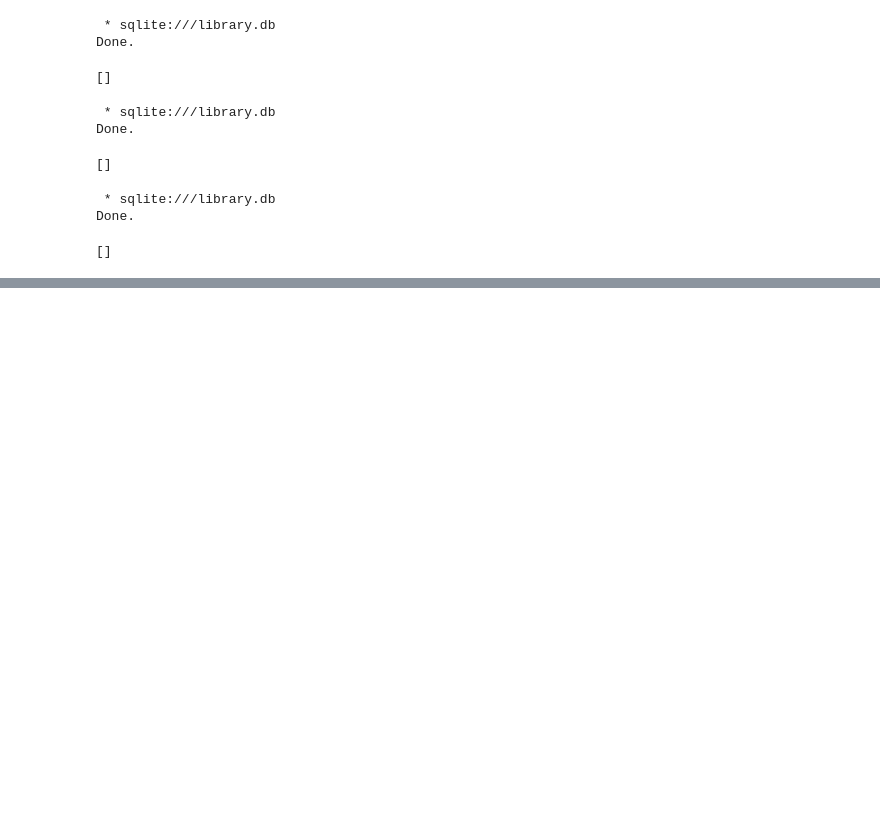
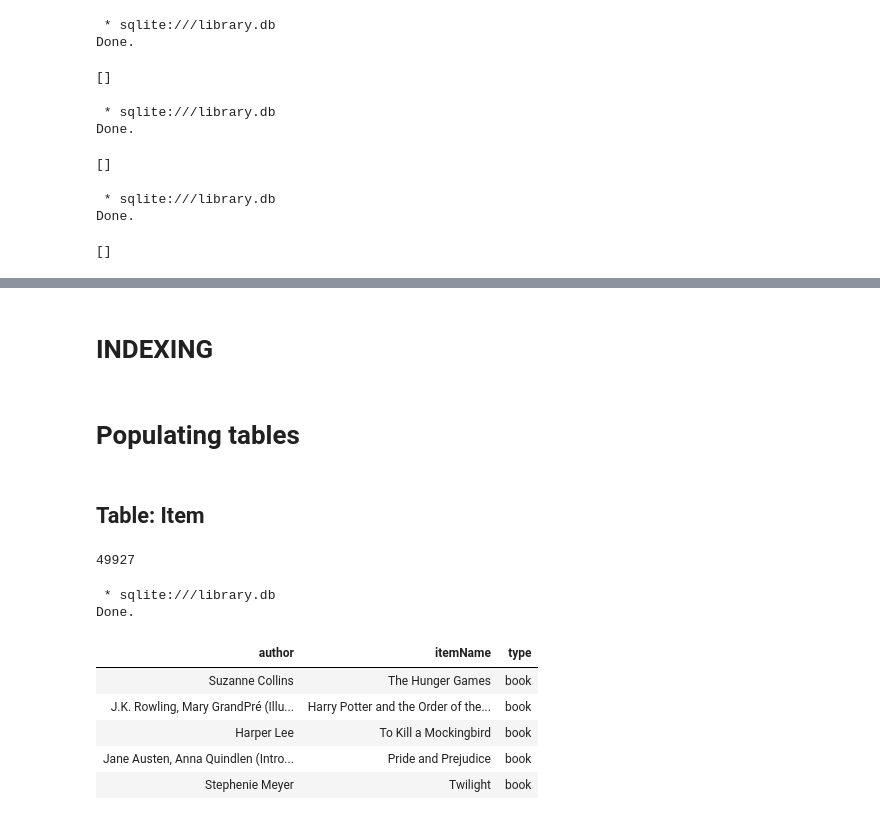
Before and after one commit to dreaminred/cmpt354-miniproject, a Jupyter notebook: notebooks/db-design.ipynb, the cells around one changed output, grey strips where cells are left out. Saved outputs shown, nothing was run; the diff lists cells and outputs as text; code cells hidden in the pictures; blank space fills up the shorter version.

```diff
--- a/notebooks/db-design.ipynb
+++ b/notebooks/db-design.ipynb
@@ -109,0 +134,6 @@ Done.
+# %% [markdown]
+# INDEXING
+# %% [markdown]
+# Populating tables
+# %% [markdown]
+## Table: Item
@@ -109,0 +146,17 @@ Done.
+# %%
+engine = create_engine('sqlite:///library.db', echo=False)
+books.to_sql('Item', con=engine, if_exists='append', index=False)
+# %% [output]
+49927
+# %%
+%%sql
+SELECT * FROM Item LIMIT 5;
+# %% [output]
+ * sqlite:///library.db
+Done.
+| author | itemName | type |
+| Suzanne Collins | The Hunger Games | book |
+| J.K. Rowling, Mary GrandPré (Illu... | Harry Potter and the Order of the... | book |
+| Harper Lee | To Kill a Mockingbird | book |
+| Jane Austen, Anna Quindlen (Intro... | Pride and Prejudice | book |
+| Stephenie Meyer | Twilight | book |
```
Also changed, not shown: parts of 16 cells of this notebook, 4 other files.
